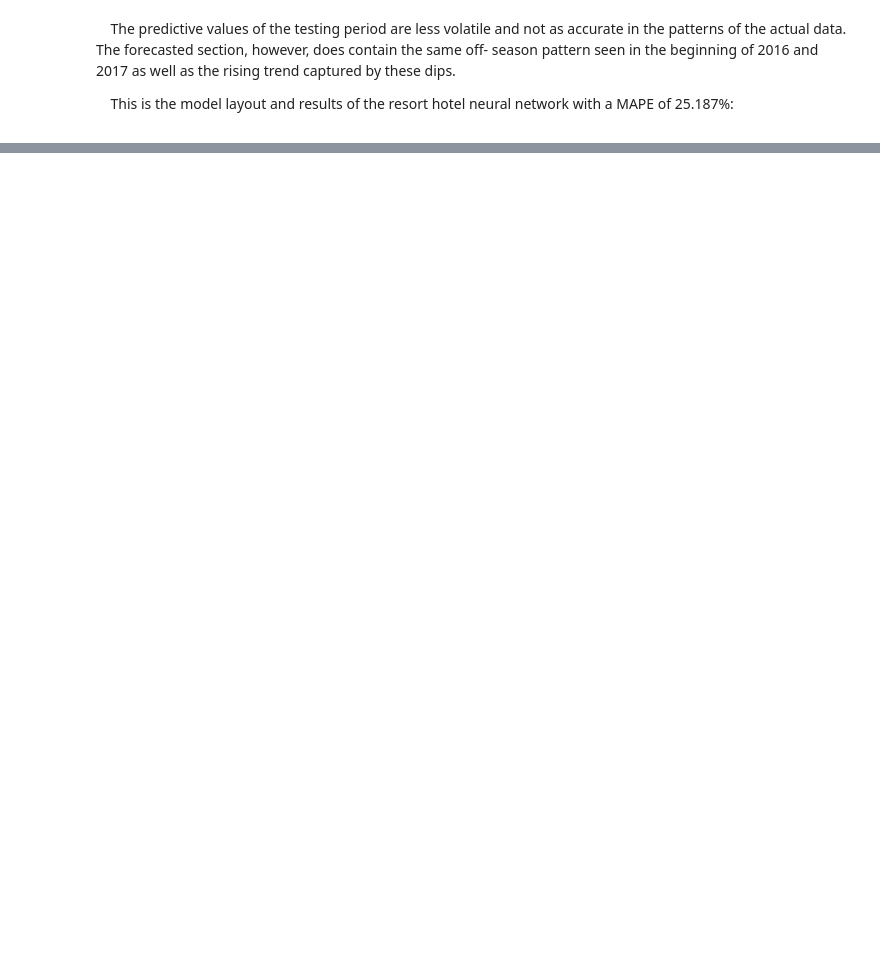
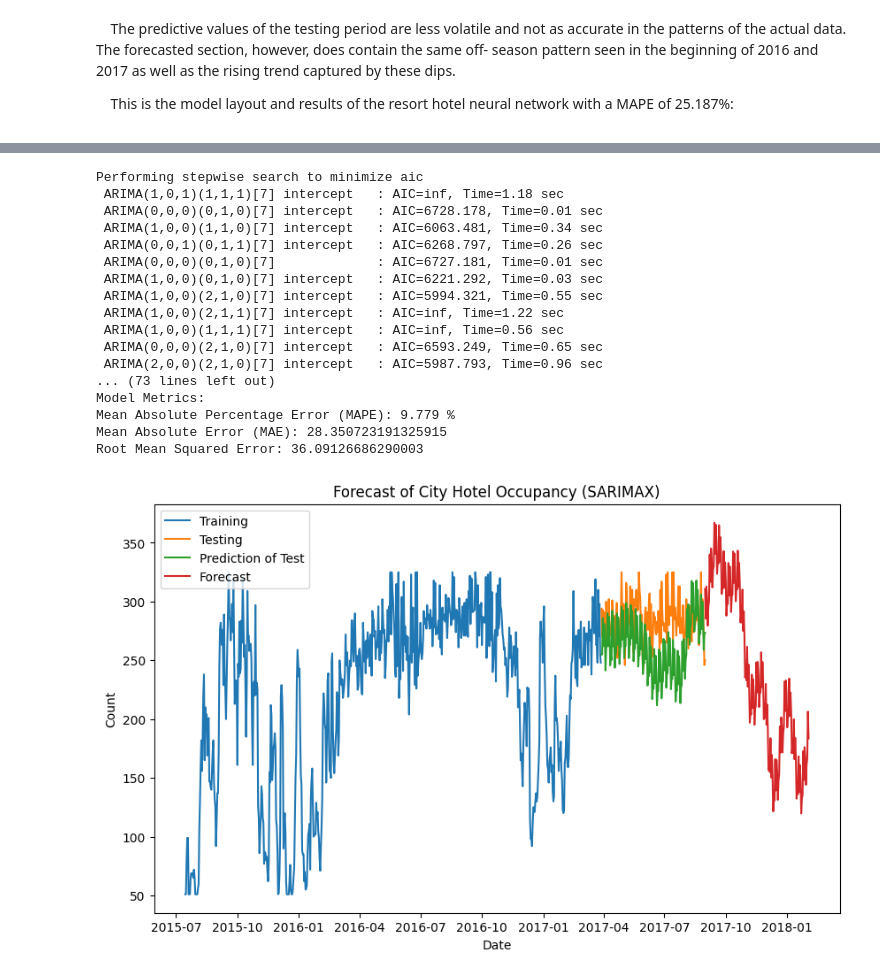
Before and after one commit to K3-10e/WGU-Data-Analytics-Portfolio, a Jupyter notebook: Capstone/SARIMAX and Neural Network Forecasting.ipynb, the cells around one changed output, grey strips where cells are left out. Cells and saved outputs as stored; diff of their text form; code cells hidden in the pictures; blank space fills up the shorter version.

```diff
--- a/Capstone/SARIMAX and Neural Network Forecasting.ipynb
+++ b/Capstone/SARIMAX and Neural Network Forecasting.ipynb
@@ -1916,0 +2203,68 @@ differentiations needed for the data is represented by the d variable in SARIMAX
+# %%
+def arima(hotel_data, type_name, arima_values):
+   """
+   arima: does an arima forecast
+   """
+   # make sarima model
+   split_location = int(len(hotel_data)*0.8) # the index where the data is split for testing/training
+   y_len = len(hotel_data) - split_location
+   training = hotel_data[:split_location]
+   testing = hotel_data[split_location:]
+   time_length = np.arange(len(hotel_data)+y_len)
+
+   exog = []
+   for i in range(len(arima_values.fourier)):
+      fourier = FourierFeaturizer(arima_values.season[i], arima_values.fourier[i]).fit_transform(time_length)[1]
+      if i == 0:
+         exog = fourier.to_numpy()
+      else:
+         exog = np.concatenate((exog, fourier.to_numpy()), axis=1)
+
+   # use auto arima to testing best model
+   best_model = auto_arima(training.values, start_p=1, start_q=1, test='adf', D=arima_values.D, m=arima_values.m,
+               exogenous=exog[:split_location], seasonal=True, trace=True, suppress_warnings=True)
+   best_model.fit(training.values, X=exog[:split_location])
+   print(best_model.summary())
+
+   # compare against testing data
+   # predict both test and forecast at once
+   both_predictions = best_model.predict((y_len*2), X=exog[split_location:])
+   # sort the predictions
+   forecast = pd.Series(both_predictions[y_len:], index = pd.date_range(start = hotel_data.index[-1], periods=y_len))
+   test_predictions = pd.Series(data=both_predictions[:y_len], index=testing.index)
+   mape = mean_absolute_percentage_error(hotel_data[split_location:], test_predictions)
+   mae = mean_absolute_error(hotel_data[split_location:], test_predictions)
+   rmse = root_mean_squared_error(hotel_data[split_location:], test_predictions)
+   print("\nModel Metrics:")
+   print(f"Mean Absolute Percentage Error (MAPE): {round((mape * 100), 3)} %")
+   print(f"Mean Absolute Error (MAE): {mae}")
+   print(f"Root Mean Squared Error: {rmse}")
+   print()
+
+   # plot forecast and actual values
+   graph_forecast_results(training, testing, test_predictions, forecast, type_name, "SARIMAX")
+   plt.show()
+
+   return test_predictions, forecast, round((mape * 100), 3)
+
+(c_arima_test, c_arima_forecast,
+ c_arima_mape) = arima(city_occupancy, 'City', arima_values([11], [365], 1, 7))
+# %% [output]
+Performing stepwise search to minimize aic
+ ARIMA(1,0,1)(1,1,1)[7] intercept   : AIC=inf, Time=1.18 sec
+ ARIMA(0,0,0)(0,1,0)[7] intercept   : AIC=6728.178, Time=0.01 sec
+ ARIMA(1,0,0)(1,1,0)[7] intercept   : AIC=6063.481, Time=0.34 sec
+ ARIMA(0,0,1)(0,1,1)[7] intercept   : AIC=6268.797, Time=0.26 sec
+ ARIMA(0,0,0)(0,1,0)[7]             : AIC=6727.181, Time=0.01 sec
+ ARIMA(1,0,0)(0,1,0)[7] intercept   : AIC=6221.292, Time=0.03 sec
+ ARIMA(1,0,0)(2,1,0)[7] intercept   : AIC=5994.321, Time=0.55 sec
+ ARIMA(1,0,0)(2,1,1)[7] intercept   : AIC=inf, Time=1.22 sec
+ ARIMA(1,0,0)(1,1,1)[7] intercept   : AIC=inf, Time=0.56 sec
+ ARIMA(0,0,0)(2,1,0)[7] intercept   : AIC=6593.249, Time=0.65 sec
+ ARIMA(2,0,0)(2,1,0)[7] intercept   : AIC=5987.793, Time=0.96 sec
+... (73 lines left out)
+Model Metrics:
+Mean Absolute Percentage Error (MAPE): 9.779 %
+Mean Absolute Error (MAE): 28.350723191325915
+Root Mean Squared Error: 36.09126686290003
+[figure, added]
```
Also changed, not shown: parts of 18 cells of this notebook, 2 other files.
